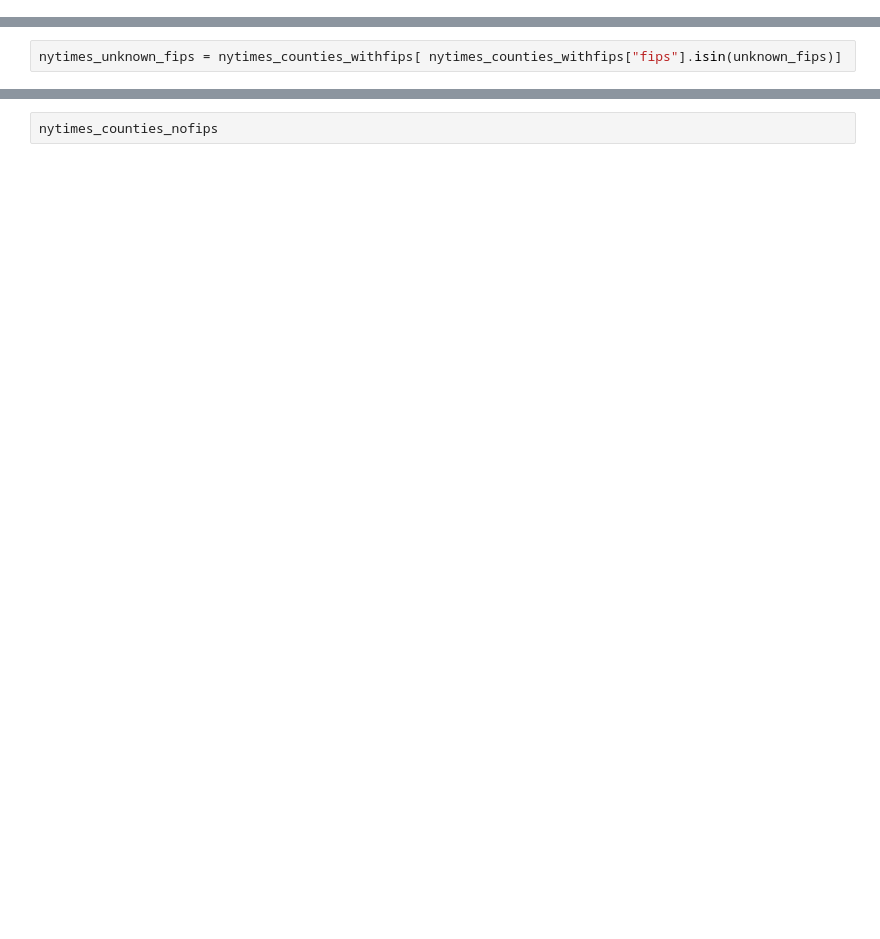
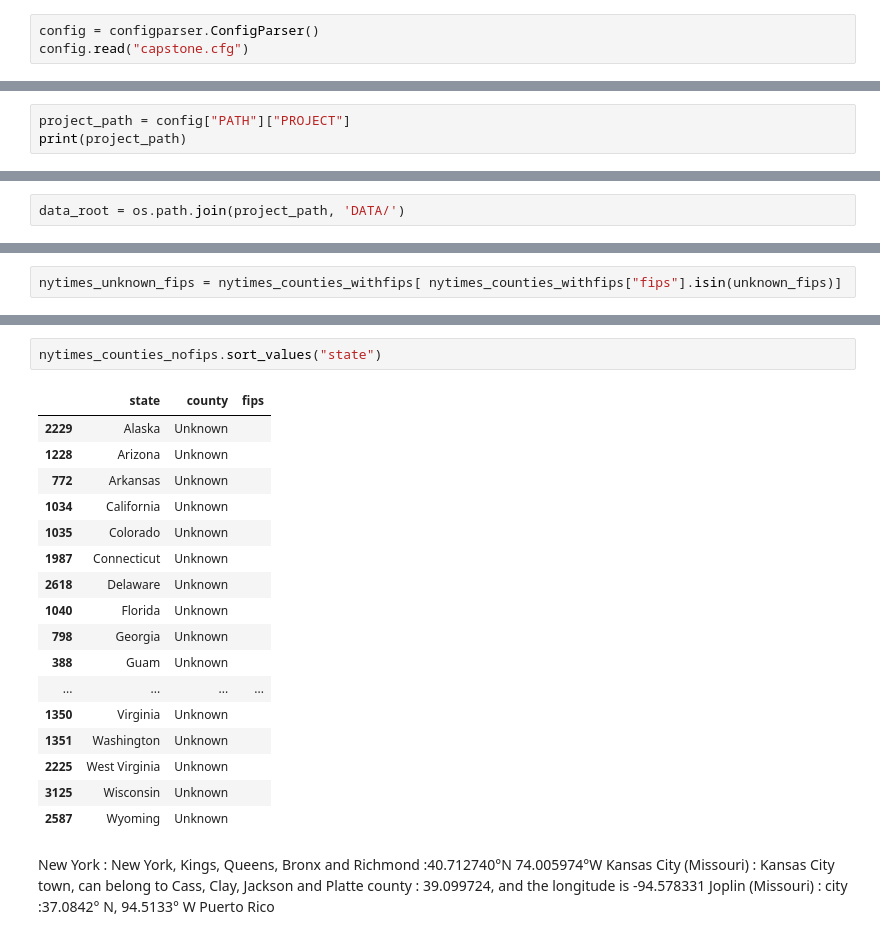
Before and after one commit to severine-baudry/capstone_data_engineer, a Jupyter notebook: geo_location.ipynb, the cells around one changed output, grey strips where cells are left out. Saved outputs shown, nothing was run; the diff lists cells and outputs as text; blank space fills up the shorter version.

```diff
--- a/geo_location.ipynb
+++ b/geo_location.ipynb
@@ -4,0 +6,3 @@ import os
+# %%
+config = configparser.ConfigParser()
+config.read("capstone.cfg")
@@ -4,0 +11,3 @@ import os
+# %%
+project_path = config["PATH"]["PROJECT"]
+print(project_path)
@@ -78,0 +88,2 @@ data_root = '/home/severine/MOOCS/UDACITY/BIG_DATA/CAPSTONE_PROJECT/DATA/'
+# %%
+data_root = os.path.join(project_path, 'DATA/')
@@ -238,2 +384,25 @@ nytimes_unknown_fips
 # %%
-nytimes_counties_nofips
+nytimes_counties_nofips.sort_values("state")
+# %% [output]
+|  | state | county | fips |
+| 2229 | Alaska | Unknown |  |
+| 1228 | Arizona | Unknown |  |
+| 772 | Arkansas | Unknown |  |
+| 1034 | California | Unknown |  |
+| 1035 | Colorado | Unknown |  |
+| 1987 | Connecticut | Unknown |  |
+| 2618 | Delaware | Unknown |  |
+| 1040 | Florida | Unknown |  |
+| 798 | Georgia | Unknown |  |
+| 388 | Guam | Unknown |  |
+| ... | ... | ... | ... |
+| 1350 | Virginia | Unknown |  |
+| 1351 | Washington | Unknown |  |
+| 2225 | West Virginia | Unknown |  |
+| 3125 | Wisconsin | Unknown |  |
+| 2587 | Wyoming | Unknown |  |
+# %% [markdown]
+New York : New York, Kings, Queens, Bronx and Richmond  :40.712740°N 74.005974°W
+Kansas City (Missouri) : Kansas City town, can belong to Cass, Clay, Jackson and Platte county :  39.099724, and the longitude is -94.578331
+Joplin (Missouri) : city :37.0842° N, 94.5133° W
+Puerto Rico
```
Also changed, not shown: parts of 34 cells of this notebook.
